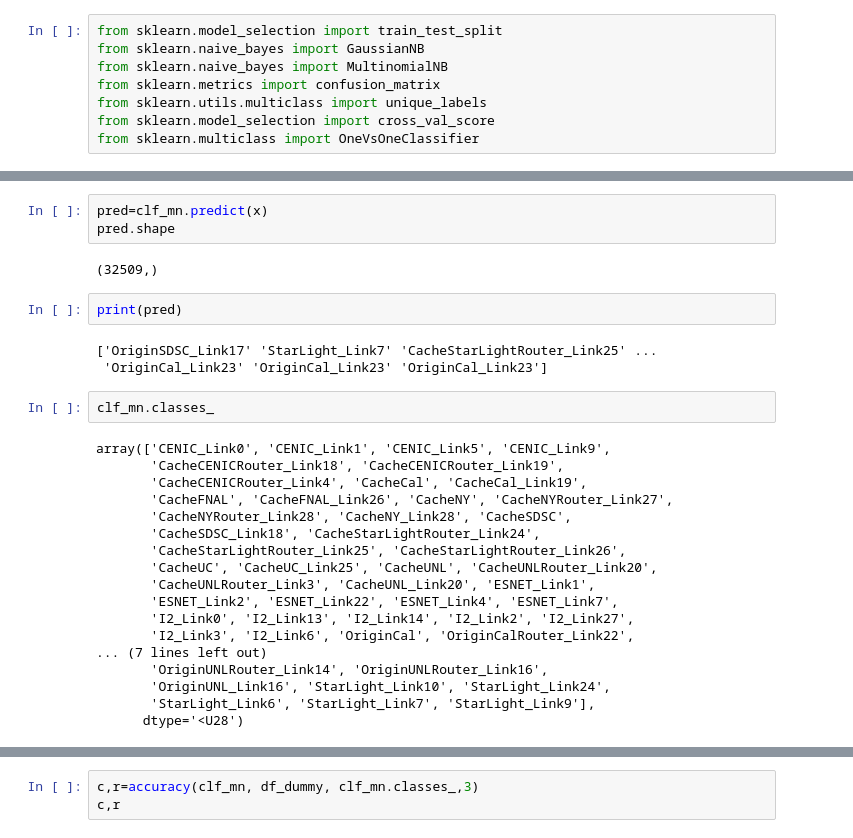
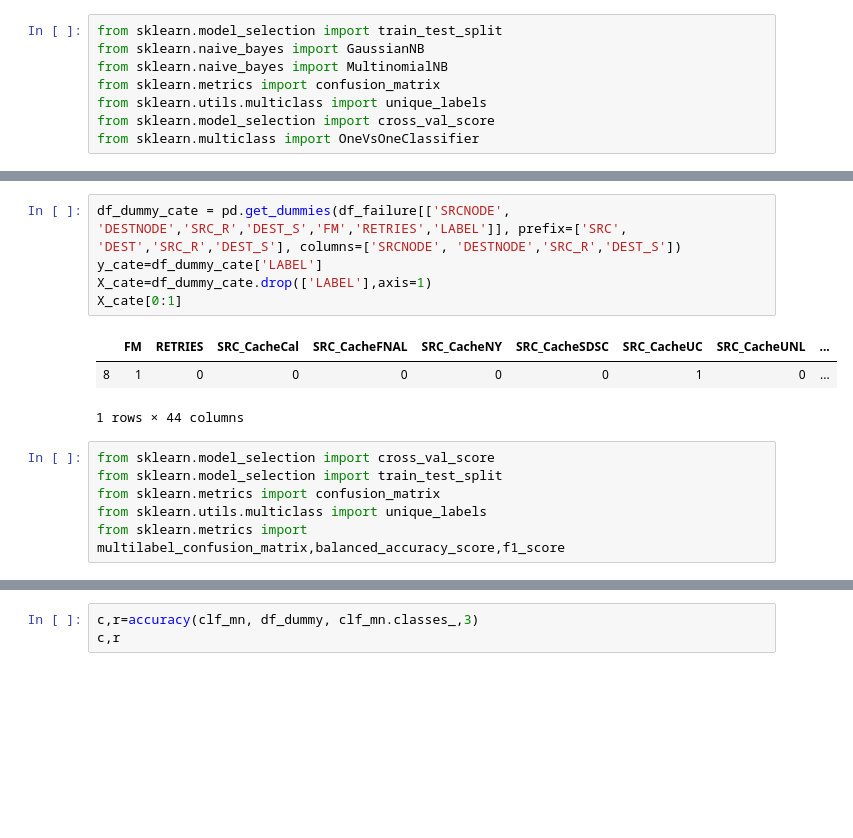
Before and after one commit to RENCI-NRIG/IRIS, a Jupyter notebook: analysis/rca_bn.ipynb, the cells around one changed output, grey strips where cells are left out. Saved outputs shown, nothing was run; the diff lists cells and outputs as text; blank space fills up the shorter version.

```diff
--- a/analysis/rca_bn.ipynb
+++ b/analysis/rca_bn.ipynb
@@ -41,33 +29,18 @@ GaussianNB(priors=None, var_smoothing=1e-09)
-# %%
-pred=clf_mn.predict(x)
-pred.shape
-# %% [output]
-(32509,)
-# %%
-print(pred)
-# %% [output]
-['OriginSDSC_Link17' 'StarLight_Link7' 'CacheStarLightRouter_Link25' ...
- 'OriginCal_Link23' 'OriginCal_Link23' 'OriginCal_Link23']
-# %%
-clf_mn.classes_
-# %% [output]
-array(['CENIC_Link0', 'CENIC_Link1', 'CENIC_Link5', 'CENIC_Link9',
-       'CacheCENICRouter_Link18', 'CacheCENICRouter_Link19',
-       'CacheCENICRouter_Link4', 'CacheCal', 'CacheCal_Link19',
-       'CacheFNAL', 'CacheFNAL_Link26', 'CacheNY', 'CacheNYRouter_Link27',
-       'CacheNYRouter_Link28', 'CacheNY_Link28', 'CacheSDSC',
-       'CacheSDSC_Link18', 'CacheStarLightRouter_Link24',
-       'CacheStarLightRouter_Link25', 'CacheStarLightRouter_Link26',
-       'CacheUC', 'CacheUC_Link25', 'CacheUNL', 'CacheUNLRouter_Link20',
-       'CacheUNLRouter_Link3', 'CacheUNL_Link20', 'ESNET_Link1',
-       'ESNET_Link2', 'ESNET_Link22', 'ESNET_Link4', 'ESNET_Link7',
-       'I2_Link0', 'I2_Link13', 'I2_Link14', 'I2_Link2', 'I2_Link27',
-       'I2_Link3', 'I2_Link6', 'OriginCal', 'OriginCalRouter_Link22',
-... (7 lines left out)
-       'OriginUNLRouter_Link14', 'OriginUNLRouter_Link16',
-       'OriginUNL_Link16', 'StarLight_Link10', 'StarLight_Link24',
-       'StarLight_Link6', 'StarLight_Link7', 'StarLight_Link9'],
-      dtype='<U28')
+# %%
+df_dummy_cate = pd.get_dummies(df_failure[['SRCNODE', 'DESTNODE','SRC_R','DEST_S','FM','RETRIES','LABEL']], prefix=['SRC', 'DEST','SRC_R','DEST_S'], columns=['SRCNODE', 'DESTNODE','SRC_R','DEST_S'])
+y_cate=df_dummy_cate['LABEL']
+X_cate=df_dummy_cate.drop(['LABEL'],axis=1)
+X_cate[0:1]
+# %% [output]
+|  | FM | RETRIES | SRC_CacheCal | SRC_CacheFNAL | SRC_CacheNY | SRC_CacheSDSC | SRC_CacheUC | SRC_CacheUNL | ... |
+| 8 | 1 | 0 | 0 | 0 | 0 | 0 | 1 | 0 | ... |
+1 rows × 44 columns
+# %%
+from sklearn.model_selection import cross_val_score
+from sklearn.model_selection import train_test_split
+from sklearn.metrics import confusion_matrix
+from sklearn.utils.multiclass import unique_labels
+from sklearn.metrics import multilabel_confusion_matrix,balanced_accuracy_score,f1_score
 # %%
 def accuracy(model, test_data, classes, k):
     if(k==0): return null,null
```
Also changed, not shown: parts of 12 cells of this notebook, 5 other files.
